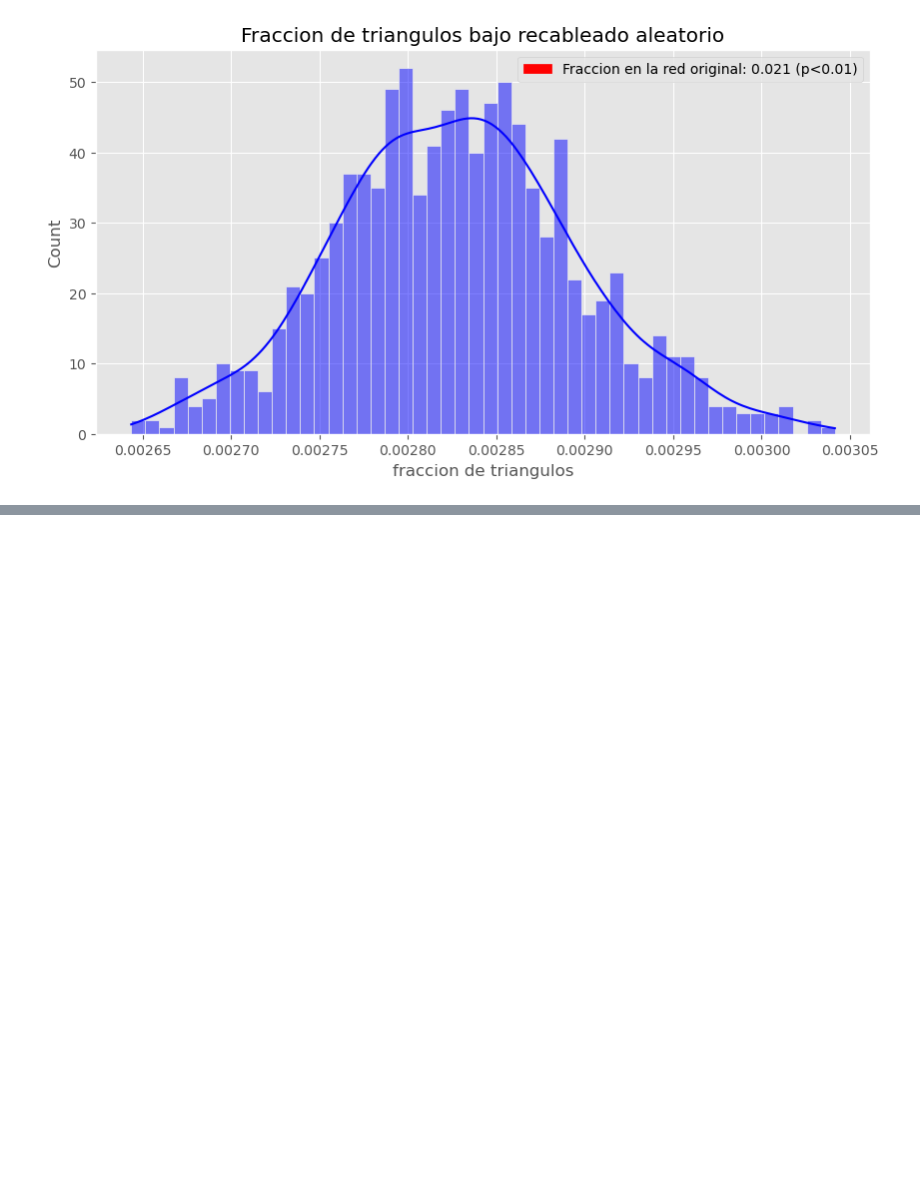
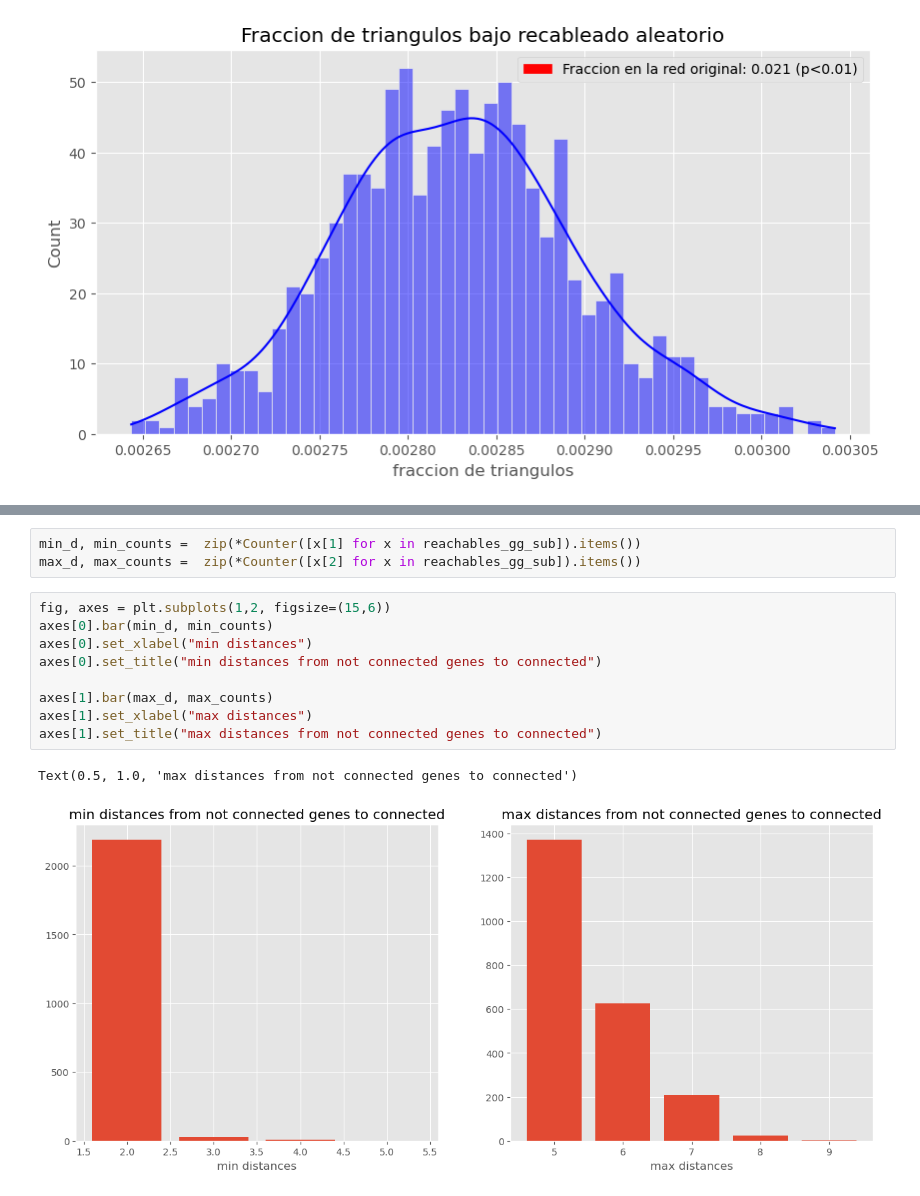
Before and after one commit to nyanovsky/tesis, a Jupyter notebook: data/network_analysis.ipynb, the cells around one changed output, grey strips where cells are left out. Cells and saved outputs as stored; diff of their text form; blank space fills up the shorter version.

Commit message:
added distance analysis

```diff
--- a/data/network_analysis.ipynb
+++ b/data/network_analysis.ipynb
@@ -151,0 +237,15 @@ plt.legend(handles=custom_legend, loc="upper right")
+# %%
+min_d, min_counts =  zip(*Counter([x[1] for x in reachables_gg_sub]).items())
+max_d, max_counts =  zip(*Counter([x[2] for x in reachables_gg_sub]).items())
+# %%
+fig, axes = plt.subplots(1,2, figsize=(15,6))
+axes[0].bar(min_d, min_counts)
+axes[0].set_xlabel("min distances")
+axes[0].set_title("min distances from not connected genes to connected")
+
+axes[1].bar(max_d, max_counts)
+axes[1].set_xlabel("max distances")
+axes[1].set_title("max distances from not connected genes to connected")
+# %% [output]
+Text(0.5, 1.0, 'max distances from not connected genes to connected')
+[figure, added]
```
Also changed, not shown: parts of 28 cells of this notebook, 13 other files.
